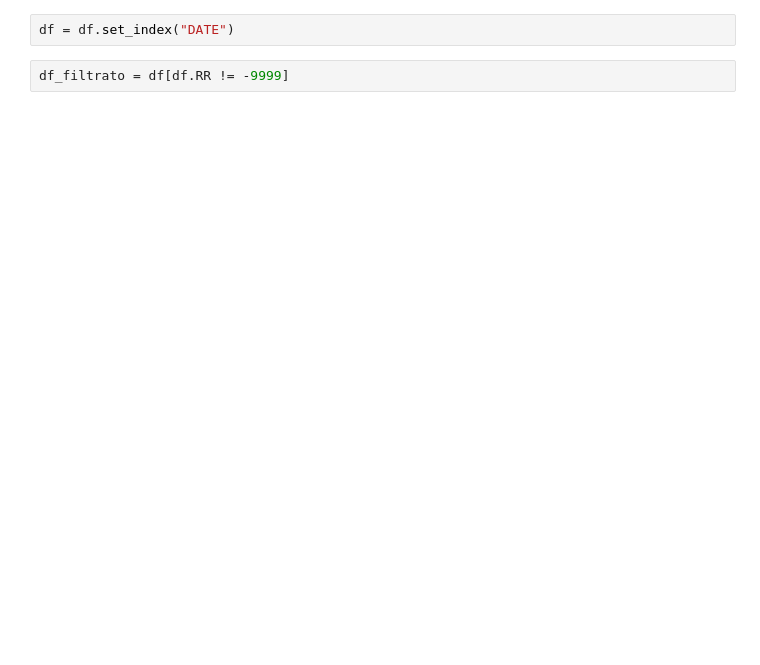
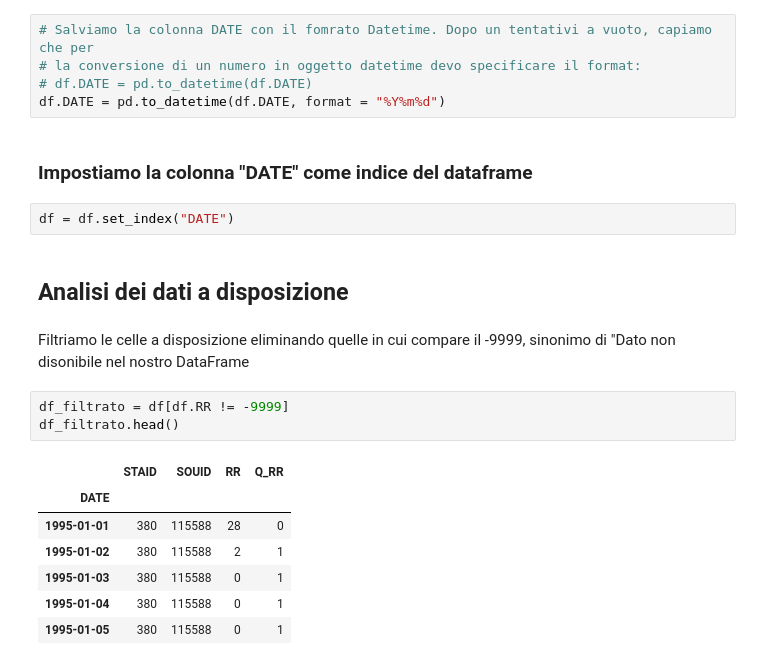
Before and after one commit to SGiuri/ML_PD-2122, a Jupyter notebook: ML_PD-02-IntroduzioneAllaDataScience/ML_PD-ds08-DateTimeSeries.ipynb, the cells around one changed output. Drawn from its saved outputs; the diff is of its cells as text; blank space fills up the shorter version.

```diff
--- a/ML_PD-02-IntroduzioneAllaDataScience/ML_PD-ds08-DateTimeSeries.ipynb
+++ b/ML_PD-02-IntroduzioneAllaDataScience/ML_PD-ds08-DateTimeSeries.ipynb
@@ -137,4 +218,24 @@ df.DATE = pd.to_datetime(df.DATE, format = "%Y%m%d")
+# %%
+# Salviamo la colonna DATE con il fomrato Datetime. Dopo un tentativi a vuoto, capiamo che per
+# la conversione di un numero in oggetto datetime devo specificare il format:
+# df.DATE = pd.to_datetime(df.DATE)
+df.DATE = pd.to_datetime(df.DATE, format = "%Y%m%d")
+# %% [markdown]
+### Impostiamo la colonna "DATE" come indice del dataframe
 # %%
 df = df.set_index("DATE")
+# %% [markdown]
+## Analisi dei dati a disposizione
+# %% [markdown]
+Filtriamo le celle a disposizione eliminando quelle in cui compare il -9999, sinonimo di "Dato non disonibile nel nostro DataFrame
 # %%
 df_filtrato = df[df.RR != -9999]
+df_filtrato.head()
+# %% [output]
+|  | STAID | SOUID | RR | Q_RR |
+| DATE |  |  |  |  |
+| 1995-01-01 | 380 | 115588 | 28 | 0 |
+| 1995-01-02 | 380 | 115588 | 2 | 1 |
+| 1995-01-03 | 380 | 115588 | 0 | 1 |
+| 1995-01-04 | 380 | 115588 | 0 | 1 |
+| 1995-01-05 | 380 | 115588 | 0 | 1 |
```
Also changed, not shown: parts of 43 cells of this notebook, 1 other file.
